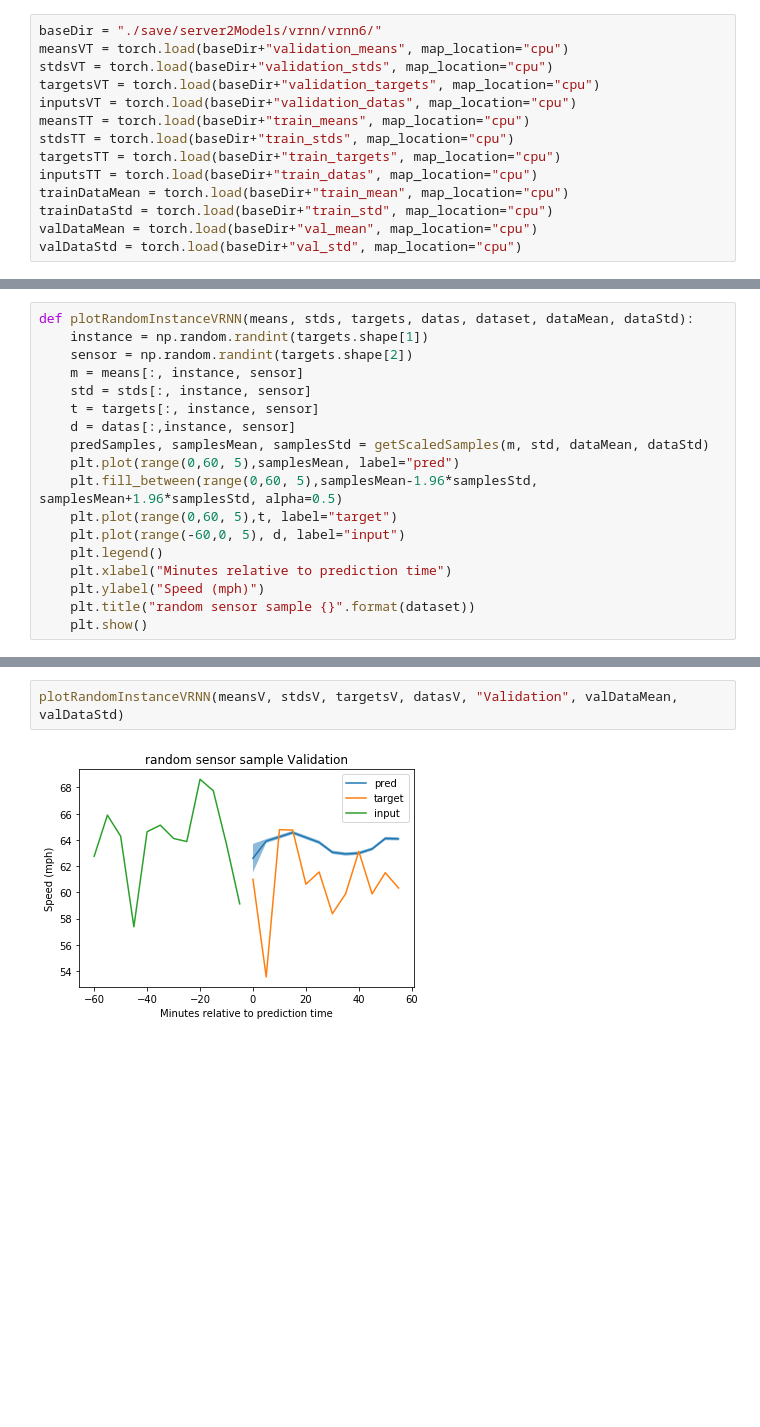
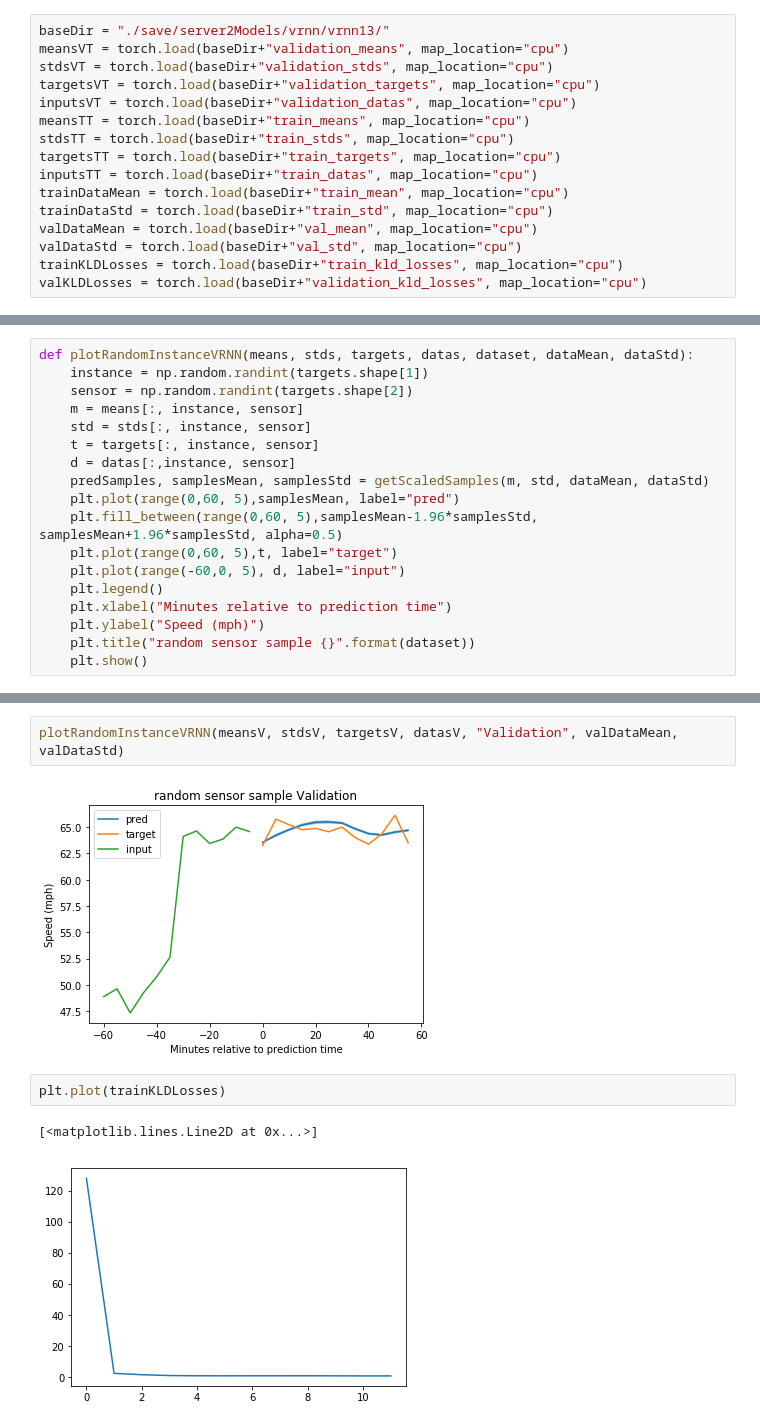
Before and after one commit to MyGitHubForks/DeepProbabilisticForecasting, a Jupyter notebook: ObservePredsVRNN.ipynb, the cells around one changed output, grey strips where cells are left out. Saved outputs shown, nothing was run; the diff lists cells and outputs as text; blank space fills up the shorter version.

Commit message:
plot kld weight

```diff
--- a/ObservePredsVRNN.ipynb
+++ b/ObservePredsVRNN.ipynb
@@ -4,7 +4,7 @@ import numpy as np
 import torch
 import matplotlib.pyplot as plt
 # %%
-baseDir = "./save/server2Models/vrnn/vrnn6/"
+baseDir = "./save/server2Models/vrnn/vrnn13/"
 meansVT = torch.load(baseDir+"validation_means", map_location="cpu")
 stdsVT = torch.load(baseDir+"validation_stds", map_location="cpu")
 targetsVT = torch.load(baseDir+"validation_targets", map_location="cpu")
@@ -17,6 +17,8 @@ trainDataMean = torch.load(baseDir+"train_mean", map_location="cpu")
 trainDataStd = torch.load(baseDir+"train_std", map_location="cpu")
 valDataMean = torch.load(baseDir+"val_mean", map_location="cpu")
 valDataStd = torch.load(baseDir+"val_std", map_location="cpu")
+trainKLDLosses = torch.load(baseDir+"train_kld_losses", map_location="cpu")
+valKLDLosses = torch.load(baseDir+"validation_kld_losses", map_location="cpu")
 # %%
 meansT = np.concatenate([p for p in meansTT], axis=1)
 stdsT = np.concatenate([p for p in stdsTT], axis=1)
@@ -91,4 +61,9 @@ plotRandomInstanceVRNN(meansT,stdsT, targetsT, datasT, "Train", trainDataMean, t
 # %%
 plotRandomInstanceVRNN(meansV, stdsV, targetsV, datasV, "Validation", valDataMean, valDataStd)
 # %% [output]
-[figure, old version]
+[figure, new version]
+# %%
+plt.plot(trainKLDLosses)
+# %% [output]
+[<matplotlib.lines.Line2D at 0x...>]
+[figure, added]
```
Also changed, not shown: parts of 10 cells of this notebook.
